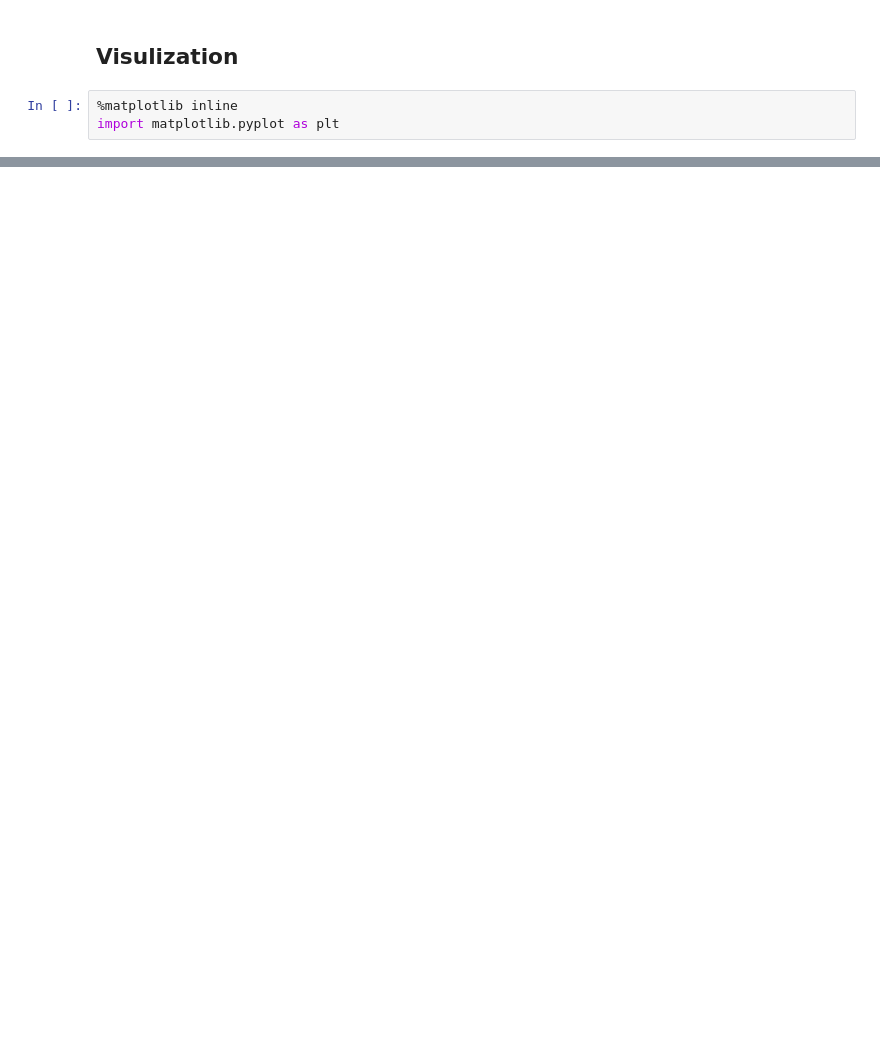
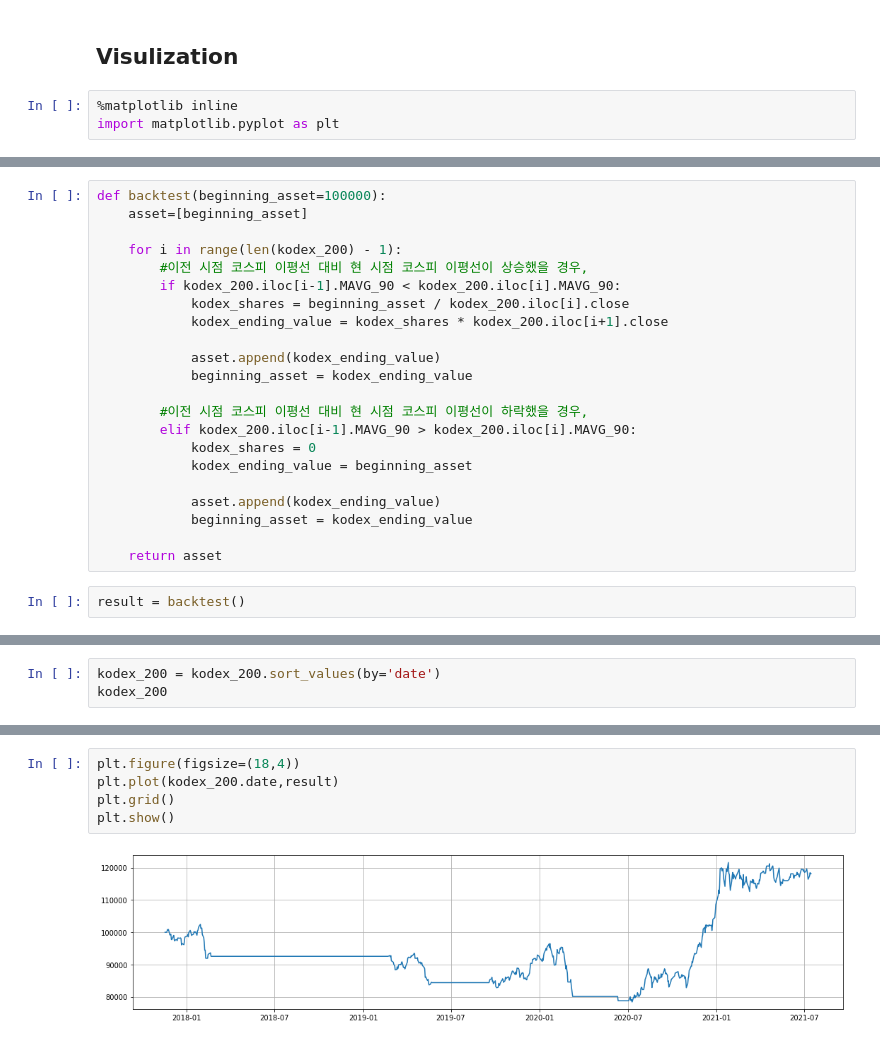
Before and after one commit to HoYoungChun/financial_data_analysis, a Jupyter notebook: 추세투자법.ipynb, the cells around one changed output, grey strips where cells are left out. Drawn from its saved outputs; the diff is of its cells as text; blank space fills up the shorter version.

```diff
--- a/추세투자법.ipynb
+++ b/추세투자법.ipynb
@@ -103,0 +131,24 @@ plt.show()
+# %%
+def backtest(beginning_asset=100000):
+    asset=[beginning_asset]
+
+    for i in range(len(kodex_200) - 1):
+        #이전 시점 코스피 이평선 대비 현 시점 코스피 이평선이 상승했을 경우,
+        if kodex_200.iloc[i-1].MAVG_90 < kodex_200.iloc[i].MAVG_90:
+            kodex_shares = beginning_asset / kodex_200.iloc[i].close
+            kodex_ending_value = kodex_shares * kodex_200.iloc[i+1].close
+
+            asset.append(kodex_ending_value)
+            beginning_asset = kodex_ending_value
+
+        #이전 시점 코스피 이평선 대비 현 시점 코스피 이평선이 하락했을 경우,
+        elif kodex_200.iloc[i-1].MAVG_90 > kodex_200.iloc[i].MAVG_90:
+            kodex_shares = 0
+            kodex_ending_value = beginning_asset
+
+            asset.append(kodex_ending_value)
+            beginning_asset = kodex_ending_value
+
+    return asset
+# %%
+result = backtest()
@@ -103,0 +178,3 @@ plt.show()
+# %%
+kodex_200 = kodex_200.sort_values(by='date')
+kodex_200
@@ -103,0 +195,7 @@ plt.show()
+# %%
+plt.figure(figsize=(18,4))
+plt.plot(kodex_200.date,result)
+plt.grid()
+plt.show()
+# %% [output]
+[figure, added]
```
Also changed, not shown: parts of 14 cells of this notebook.
